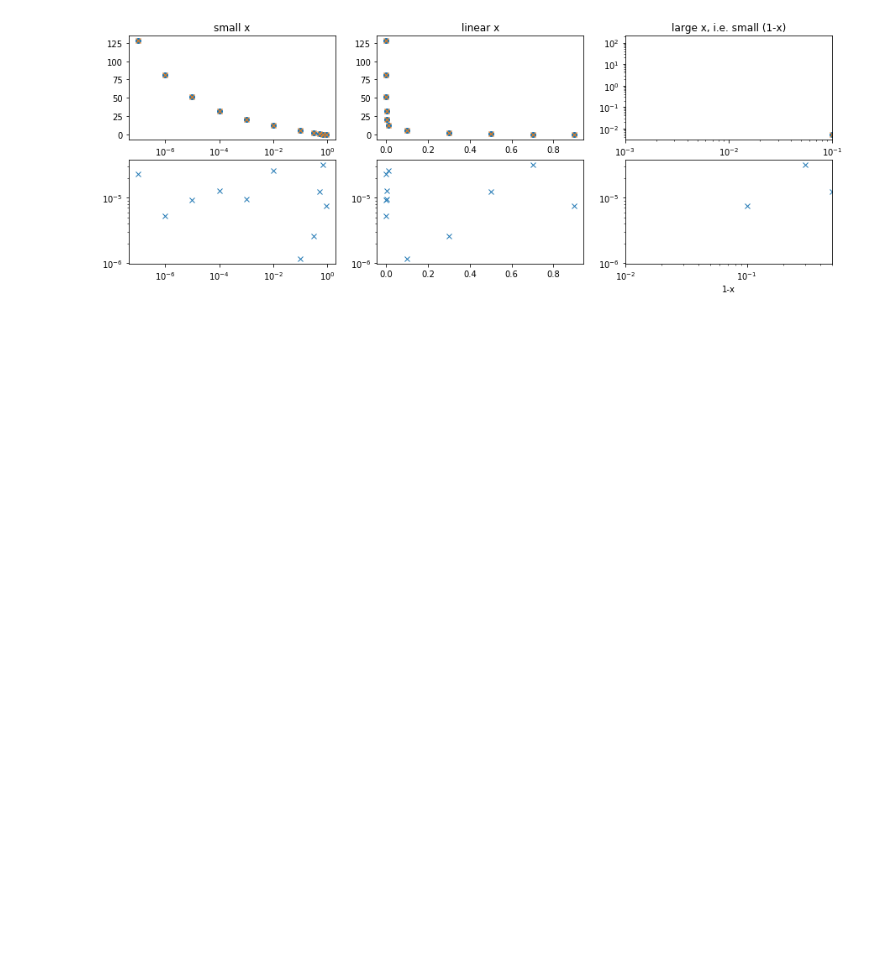
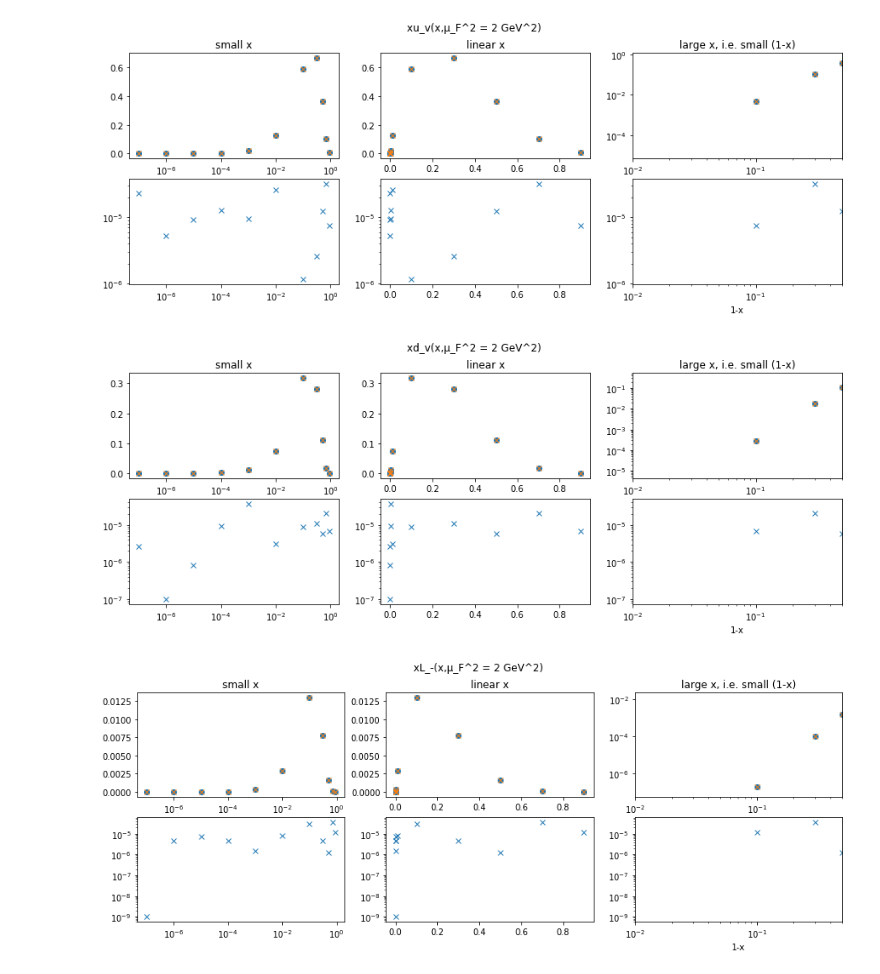
Before and after one commit to NNPDF/eko, a Jupyter notebook: jupyter/Benchmark.ipynb, the cells around one changed output. Cells and saved outputs as stored; diff of their text form; code cells hidden in the pictures; blank space fills up the shorter version.

```diff
--- a/jupyter/Benchmark.ipynb
+++ b/jupyter/Benchmark.ipynb
@@ -15,7 +15,7 @@ import eko.interpolation as interpolation
 # %%
 def plot_dist(x,y,yref):
     """compare to distributions both in linear and logarithmic x-space"""
-    plt.figure(figsize=(15,5))
+    fig = plt.figure(figsize=(15,5))
     plt.subplot(2,3,1)
     plt.title("small x")
     plt.semilogx(x,y,"o")
@@ -30,11 +30,14 @@ def plot_dist(x,y,yref):
     plt.semilogy(x,np.abs((y - yref)/yref),"x")
     oMx = 1.0 - x
     ax = plt.subplot(2,3,3)
-    ax.set_xlim(1e-3,.1)
+    oMx_min = 1e-2
+    oMx_max = 0.5
+    ax.set_xlim(oMx_min,oMx_max)
     plt.title("large x, i.e. small (1-x)")
     plt.loglog(oMx,y,"o")
     plt.loglog(oMx,yref,"x")
     ax = plt.subplot(2,3,6)
-    ax.set_xlim(1e-2,.5)
+    ax.set_xlim(oMx_min,oMx_max)
     plt.loglog(oMx,np.abs((y - yref)/yref),"x")
     plt.xlabel("1-x")
+    return fig
@@ -45,6 +43,0 @@ def toy_uv0(x):
-# %%
-toy_uv0_grid = np.array([toy_uv0(x) for x in toy_xgrid])
-toy_uv0_grid_ref = np.array([1.2829e-5,8.0943e-5,5.1070e-4,3.2215e-3,2.0271e-2,1.2448e-1,5.9008e-1,6.6861e-1,3.6666e-1,1.0366e-1,4.6944e-3])
-plot_dist(toy_xgrid,toy_uv0_grid,toy_uv0_grid_ref/toy_xgrid)
-# %% [output]
-[figure, removed]
@@ -50,0 +71,35 @@ plot_dist(toy_xgrid,toy_uv0_grid,toy_uv0_grid_ref/toy_xgrid)
+# %%
+# check table 2 part 1 of arXiv:hep-ph/0204316
+toy_uv0_grid = np.array([toy_uv0(x) for x in toy_xgrid])
+toy_xuv0_grid_ref = np.array([1.2829e-5,8.0943e-5,5.1070e-4,3.2215e-3,2.0271e-2,1.2448e-1,5.9008e-1,6.6861e-1,3.6666e-1,1.0366e-1,4.6944e-3])
+fig = plot_dist(toy_xgrid,toy_xgrid*toy_uv0_grid,toy_xuv0_grid_ref)
+fig.suptitle("xu_v(x,µ_F^2 = 2 GeV^2)")
+
+toy_dv0_grid = np.array([toy_dv0(x) for x in toy_xgrid])
+toy_xdv0_grid_ref = np.array([7.6972e-6,4.8566e-5,3.0642e-4,1.9327e-3,1.2151e-2,7.3939e-2,3.1864e-1,2.8082e-1,1.1000e-1,1.8659e-2,2.8166e-4])
+fig = plot_dist(toy_xgrid,toy_xgrid*toy_dv0_grid,toy_xdv0_grid_ref)
+fig.suptitle("xd_v(x,µ_F^2 = 2 GeV^2)")
+
+toy_Lm0_grid = np.array([toy_Lm0(x) for x in toy_xgrid])
+toy_xLm0_grid_ref = np.array([9.7224e-8,7.7227e-7,6.1341e-6,4.8698e-5,3.8474e-4,2.8946e-3,1.2979e-2,7.7227e-3,1.6243e-3,1.0259e-4,1.7644e-7])
+fig = plot_dist(toy_xgrid,toy_xgrid*toy_Lm0_grid,toy_xLm0_grid_ref)
+fig.suptitle("xL_-(x,µ_F^2 = 2 GeV^2)")
+
+toy_Lp0_grid = np.array([toy_Lp0(x) for x in toy_xgrid])
+toy_xLp0_grid_ref = np.array([3.8890e+0,3.0891e+0,2.4536e+0,1.9478e+0,1.5382e+0,1.1520e+0,4.9319e-1,8.7524e-2,9.7458e-3,3.8103e-4,4.3129e-7])
+fig = plot_dist(toy_xgrid,toy_xgrid*toy_Lp0_grid,toy_xLp0_grid_ref)
+fig.suptitle("xL_+(x,µ_F^2 = 2 GeV^2)")
+
+toy_sp0_grid = np.array([toy_sp0(x) for x in toy_xgrid])
+toy_xsp0_grid_ref = np.array([7.7779e-1,6.1782e-1,4.9072e-1,3.8957e-1,3.0764e-1,2.3041e-1,9.8638e-2,1.7505e-2,1.9492e-3,7.6207e-5,8.6259e-8])
+fig = plot_dist(toy_xgrid,toy_xgrid*toy_sp0_grid,toy_xsp0_grid_ref)
+fig.suptitle("xs_+(x,µ_F^2 = 2 GeV^2)")
+
+toy_g0_grid = np.array([toy_g0(x) for x in toy_xgrid])
+toy_xg0_grid_ref = np.array([8.5202e+0,6.7678e+0,5.3756e+0,4.2681e+0,3.3750e+0,2.5623e+0,1.2638e+0,3.2228e-1,5.6938e-2,4.2810e-3,1.7180e-5])
+fig = plot_dist(toy_xgrid,toy_xgrid*toy_g0_grid,toy_xg0_grid_ref)
+fig.suptitle("xg(x,µ_F^2 = 2 GeV^2)");
+# %% [output]
+[figure, added]
+[figure, added]
+[figure, added]
```
Also changed, not shown: parts of 7 cells of this notebook.
